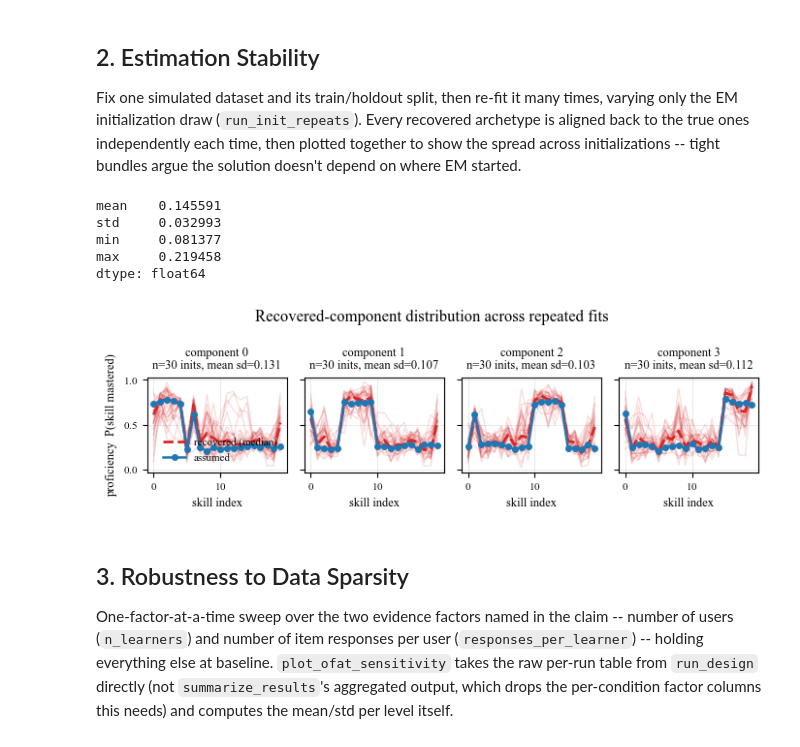
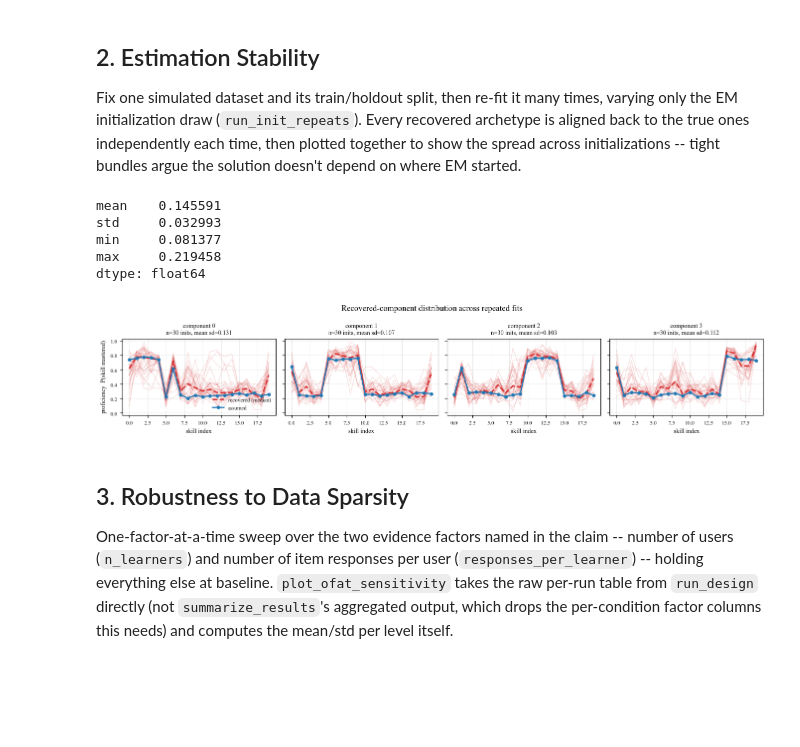
Before and after one commit to lentin26/mixture-of-latent-archetypes, a Jupyter notebook: notebooks/simulation-study.ipynb, the cells around one changed output. Drawn from its saved outputs; the diff is of its cells as text; code cells hidden in the pictures; blank space fills up the shorter version.

```diff
--- a/notebooks/simulation-study.ipynb
+++ b/notebooks/simulation-study.ipynb
@@ -59,26 +61,27 @@ Fix one simulated dataset and its train/holdout split, then re-fit it many times
 # %%
 import pandas as pd
 from src.simulations.factors import SimulationCondition
 from src.simulations.run import run_init_repeats
 from src.simulations.viz import plot_component_recovery_distribution
 
 stability_condition = SimulationCondition(
     n_archetypes=4, n_learners=10_000, initialization="random"
 )
 stability_results = run_init_repeats(stability_condition, data_seed=0, n_repeats=30)
 plot_component_recovery_distribution(
-    stability_results, figsize=figsize("acm-sigconf-text", aspect=0.32), save="figures/stability.pdf"
+    stability_results,
+    save="figures/stability.pdf"
 )
 
 mu_rmse_by_repeat = pd.Series([r.metrics["mu_rmse"] for r in stability_results])
 mu_rmse_by_repeat.describe()[["mean", "std", "min", "max"]]
 # %% [output]
 mean    0.145591
 std     0.032993
 min     0.081377
 max     0.219458
 dtype: float64
-[figure, old version]
+[figure, new version]
 # %% [markdown]
 ## 3. Robustness to Data Sparsity
 
```
Also changed, not shown: parts of 4 cells of this notebook, 11 other files.
